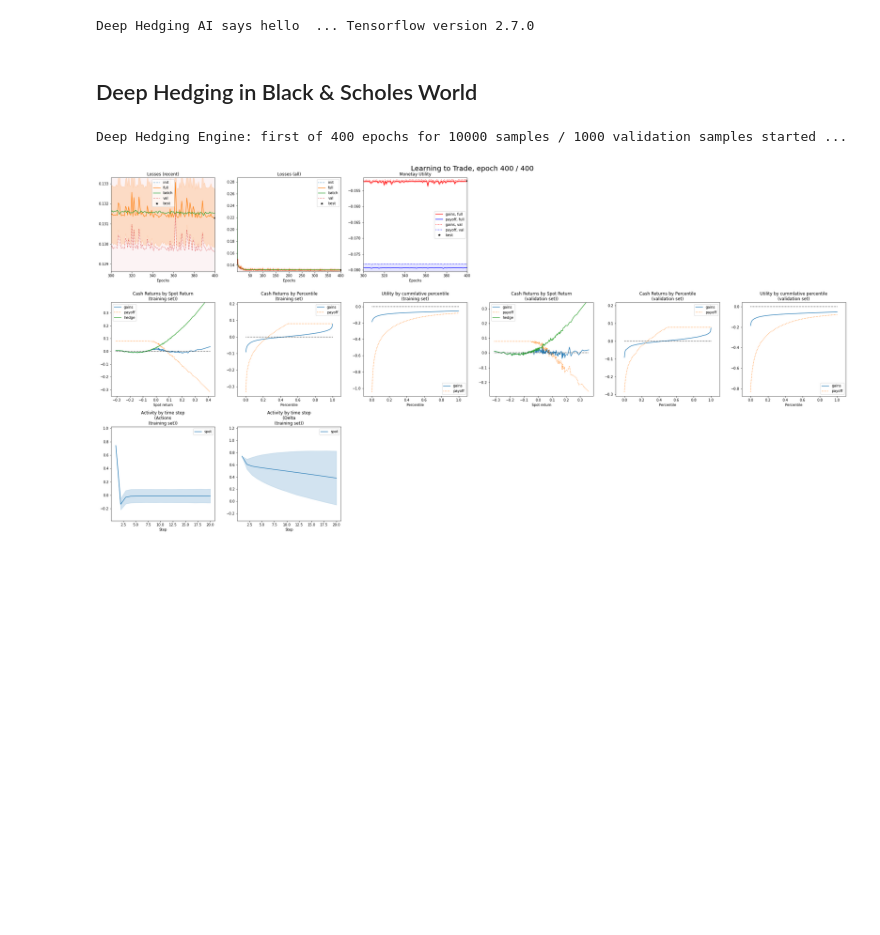
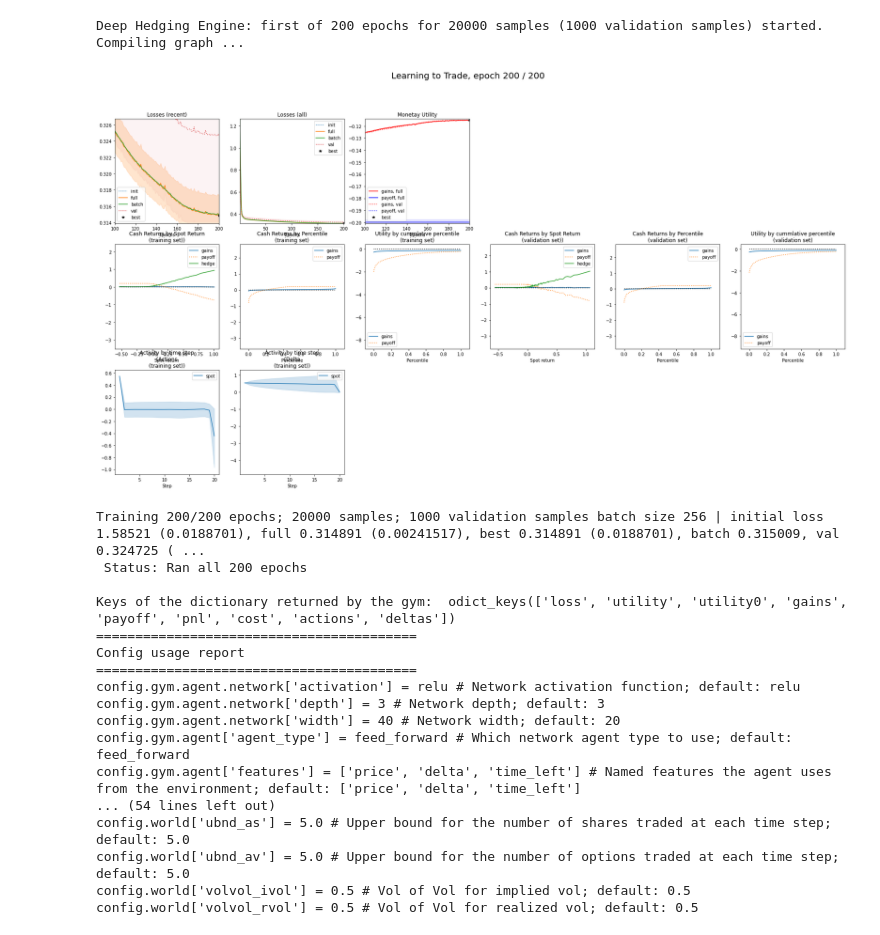
Before and after one commit to cufezhusy/deephedging, a Jupyter notebook: trainer.ipynb, the cells around one changed output. Drawn from its saved outputs; the diff is of its cells as text; code cells hidden in the pictures; blank space fills up the shorter version.

```diff
--- a/trainer.ipynb
+++ b/trainer.ipynb
@@ -5,71 +75,38 @@ Hans Buehler, June 30 2022
 # %%
-"""
-When working on the code base, activate below code:
 
-import imp
-import deephedging.base as base
-imp.reload(base)
-import deephedging.world as world
-imp.reload(world)
-import deephedging.agents as agents
-imp.reload(agents)
-import deephedging.objectives as objectives
-imp.reload(objectives)
-import deephedging.gym as gym
-imp.reload(gym)
-import deephedging.trainer as trainer
-imp.reload(trainer)
-"""
-
-print("Deep Hedging AI says hello  ... ", end='')
-from cdxbasics.config import Config
-from deephedging.trainer import train
-from deephedging.gym import VanillaDeepHedgingGym
-from deephedging.world import SimpleWorld_Spot_ATM
-
-from IPython.display import display, Markdown
-
-# see print of the config below for numerous options
-config = Config()
-# world
-config.world.samples = 10000
-config.world.steps = 20
-config.world.black_scholes = True
-# gym
-config.gym.objective.utility = "exp2"
-config.gym.objective.lmbda = 10.
-config.gym.agent.network.depth = 3
-config.gym.agent.network.activation = "softplus"
-# trainer
-config.trainer.train.batch_size = None
-config.trainer.train.epochs = 400
-config.trainer.train.run_eagerly = False
-config.trainer.visual.epoch_refresh = 1
-config.trainer.visual.time_refresh = 10
-config.trainer.visual.confidence_pcnt_lo = 0.25
-config.trainer.visual.confidence_pcnt_hi = 0.75
-
-display(Markdown("## Deep Hedging in Black \& Scholes World"))
-
-# create world
-world  = SimpleWorld_Spot_ATM( config.world )
+sim_delta = world.model_delta
 val_world  = world.clone(samples=1000)
 
 # create training environment
 gym = VanillaDeepHedgingGym( config.gym )
 
 # create training environment
 train( gym=gym, world=world, val_world=val_world, config=config.trainer )
 r = gym(world.tf_data)
 print("Keys of the dictionary returned by the gym: ", r.keys())
 
 print("=========================================")
 print("Config usage report")
 print("=========================================")
 print( config.usage_report() )
 config.done()
 # %% [output]
-Deep Hedging AI says hello  ... Tensorflow version 2.7.0
+Deep Hedging Engine: first of 200 epochs for 20000 samples (1000 validation samples) started. Compiling graph ...
-## Deep Hedging in Black \& Scholes World
+[figure, new version]
-Deep Hedging Engine: first of 400 epochs for 10000 samples / 1000 validation samples started ...
+Training 200/200 epochs; 20000 samples; 1000 validation samples batch size 256 | initial loss 1.58521 (0.0188701), full 0.314891 (0.00241517), best 0.314891 (0.0188701), batch 0.315009, val 0.324725 ( ...
+ Status: Ran all 200 epochs
+
+Keys of the dictionary returned by the gym:  odict_keys(['loss', 'utility', 'utility0', 'gains', 'payoff', 'pnl', 'cost', 'actions', 'deltas'])
+=========================================
+Config usage report
+=========================================
+config.gym.agent.network['activation'] = relu # Network activation function; default: relu
+config.gym.agent.network['depth'] = 3 # Network depth; default: 3
+config.gym.agent.network['width'] = 40 # Network width; default: 20
+config.gym.agent['agent_type'] = feed_forward # Which network agent type to use; default: feed_forward
+config.gym.agent['features'] = ['price', 'delta', 'time_left'] # Named features the agent uses from the environment; default: ['price', 'delta', 'time_left']
+... (54 lines left out)
+config.world['ubnd_as'] = 5.0 # Upper bound for the number of shares traded at each time step; default: 5.0
+config.world['ubnd_av'] = 5.0 # Upper bound for the number of options traded at each time step; default: 5.0
+config.world['volvol_ivol'] = 0.5 # Vol of Vol for implied vol; default: 0.5
+config.world['volvol_rvol'] = 0.5 # Vol of Vol for realized vol; default: 0.5
-[figure, old version]
```
Also changed, not shown: parts of 7 cells of this notebook.
